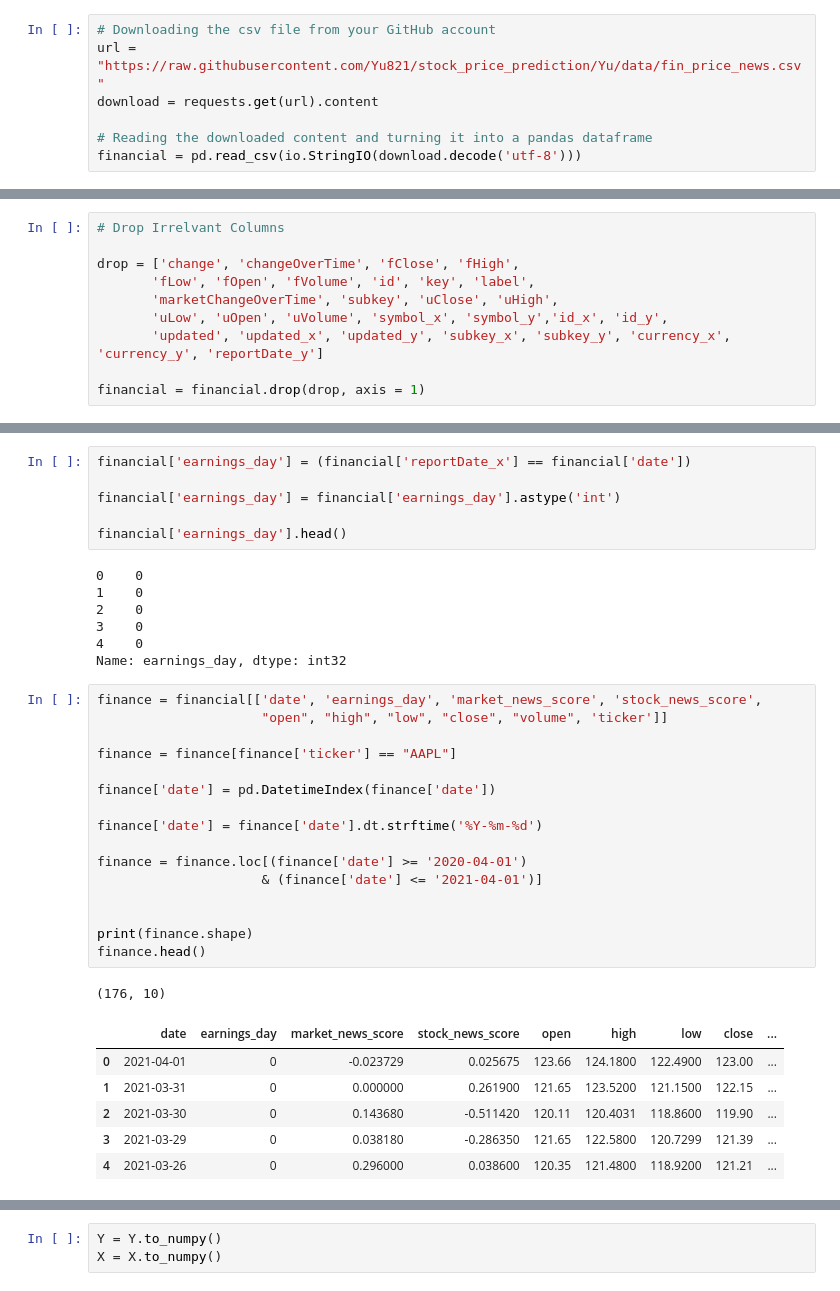
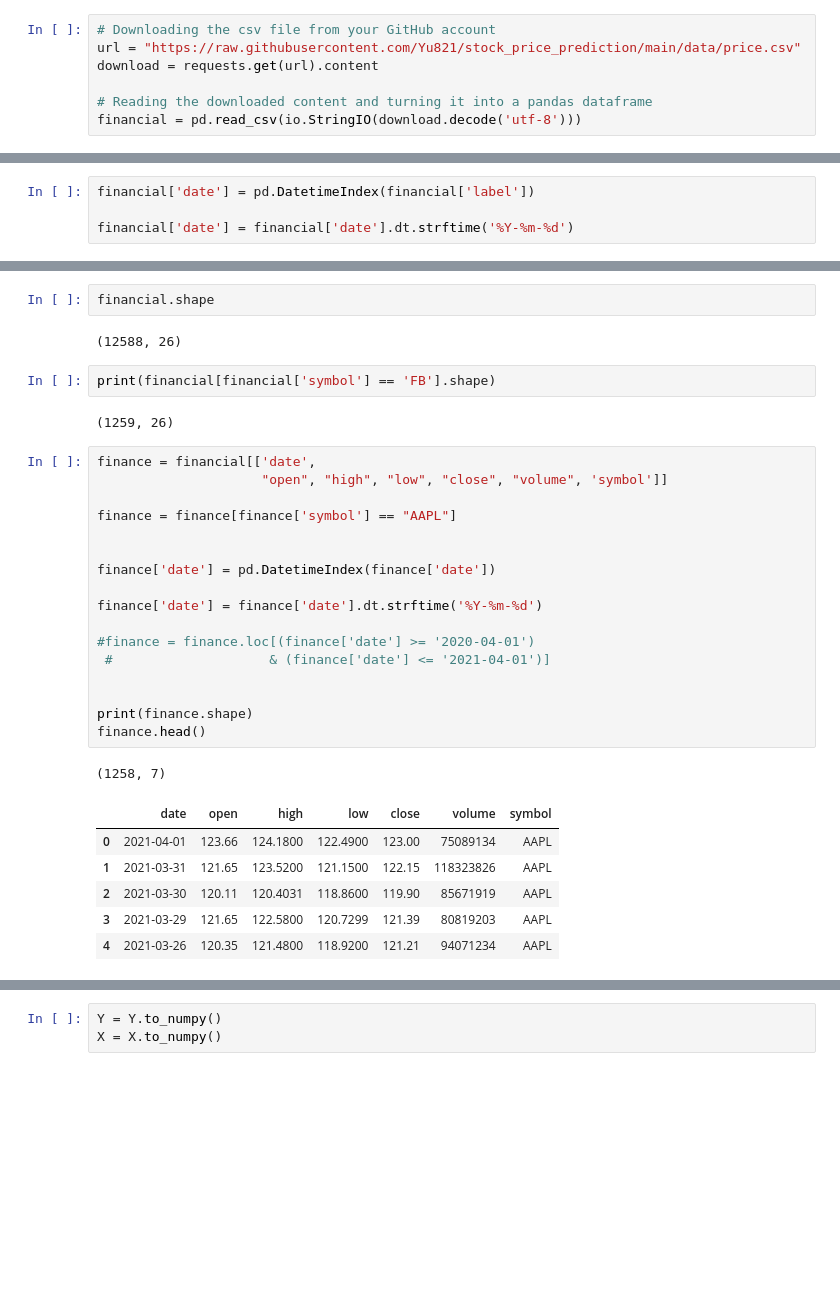
Before and after one commit to Yu821/stock_price_prediction, a Jupyter notebook: models/LSTM_Model.ipynb, the cells around one changed output, grey strips where cells are left out. Saved outputs shown, nothing was run; the diff lists cells and outputs as text; blank space fills up the shorter version.

```diff
--- a/models/LSTM_Model.ipynb
+++ b/models/LSTM_Model.ipynb
@@ -11,6 +14,6 @@ import time
 # %%
 # Downloading the csv file from your GitHub account
-url = "https://raw.githubusercontent.com/Yu821/stock_price_prediction/Yu/data/fin_price_news.csv"
+url = "https://raw.githubusercontent.com/Yu821/stock_price_prediction/main/data/price.csv"
 download = requests.get(url).content
 
 # Reading the downloaded content and turning it into a pandas dataframe
@@ -28,13 +30,7 @@ financial.head()
-# %%
-# Drop Irrelvant Columns
-
-drop = ['change', 'changeOverTime', 'fClose', 'fHigh',
-       'fLow', 'fOpen', 'fVolume', 'id', 'key', 'label',
-       'marketChangeOverTime', 'subkey', 'uClose', 'uHigh',
-       'uLow', 'uOpen', 'uVolume', 'symbol_x', 'symbol_y','id_x', 'id_y',
-       'updated', 'updated_x', 'updated_y', 'subkey_x', 'subkey_y', 'currency_x', 'currency_y', 'reportDate_y']
-
-financial = financial.drop(drop, axis = 1)
+# %%
+financial['date'] = pd.DatetimeIndex(financial['label'])
+
+financial['date'] = financial['date'].dt.strftime('%Y-%m-%d')
 # %%
 financial.columns
 # %% [output]
@@ -57,38 +41,34 @@ Index(['changePercent', 'close', 'high', 'low', 'open', 'symbol', 'volume',
       dtype='object')
-# %%
-financial['earnings_day'] = (financial['reportDate_x'] == financial['date'])
-
-financial['earnings_day'] = financial['earnings_day'].astype('int')
-
-financial['earnings_day'].head()
-# %% [output]
-0    0
-1    0
-2    0
-3    0
-4    0
-Name: earnings_day, dtype: int32
+# %%
+financial.shape
+# %% [output]
+(12588, 26)
+# %%
+print(financial[financial['symbol'] == 'FB'].shape)
+# %% [output]
+(1259, 26)
 # %%
-finance = financial[['date', 'earnings_day', 'market_news_score', 'stock_news_score',
-                     "open", "high", "low", "close", "volume", 'ticker']]
+finance = financial[['date',
+                     "open", "high", "low", "close", "volume", 'symbol']]
 
-finance = finance[finance['ticker'] == "AAPL"]
+finance = finance[finance['symbol'] == "AAPL"]
+
 
 finance['date'] = pd.DatetimeIndex(finance['date'])
 
 finance['date'] = finance['date'].dt.strftime('%Y-%m-%d')
 
-finance = finance.loc[(finance['date'] >= '2020-04-01')
-                     & (finance['date'] <= '2021-04-01')]
+#finance = finance.loc[(finance['date'] >= '2020-04-01')
+ #                    & (finance['date'] <= '2021-04-01')]
 
 
 print(finance.shape)
 finance.head()
 # %% [output]
-(176, 10)
+(1258, 7)
-|  | date | earnings_day | market_news_score | stock_news_score | open | high | low | close | ... |
-| 0 | 2021-04-01 | 0 | -0.023729 | 0.025675 | 123.66 | 124.1800 | 122.4900 | 123.00 | ... |
-| 1 | 2021-03-31 | 0 | 0.000000 | 0.261900 | 121.65 | 123.5200 | 121.1500 | 122.15 | ... |
-| 2 | 2021-03-30 | 0 | 0.143680 | -0.511420 | 120.11 | 120.4031 | 118.8600 | 119.90 | ... |
-| 3 | 2021-03-29 | 0 | 0.038180 | -0.286350 | 121.65 | 122.5800 | 120.7299 | 121.39 | ... |
-| 4 | 2021-03-26 | 0 | 0.296000 | 0.038600 | 120.35 | 121.4800 | 118.9200 | 121.21 | ... |
+|  | date | open | high | low | close | volume | symbol |
+| 0 | 2021-04-01 | 123.66 | 124.1800 | 122.4900 | 123.00 | 75089134 | AAPL |
+| 1 | 2021-03-31 | 121.65 | 123.5200 | 121.1500 | 122.15 | 118323826 | AAPL |
+| 2 | 2021-03-30 | 120.11 | 120.4031 | 118.8600 | 119.90 | 85671919 | AAPL |
+| 3 | 2021-03-29 | 121.65 | 122.5800 | 120.7299 | 121.39 | 80819203 | AAPL |
+| 4 | 2021-03-26 | 120.35 | 121.4800 | 118.9200 | 121.21 | 94071234 | AAPL |
```
Also changed, not shown: parts of 32 cells of this notebook.
